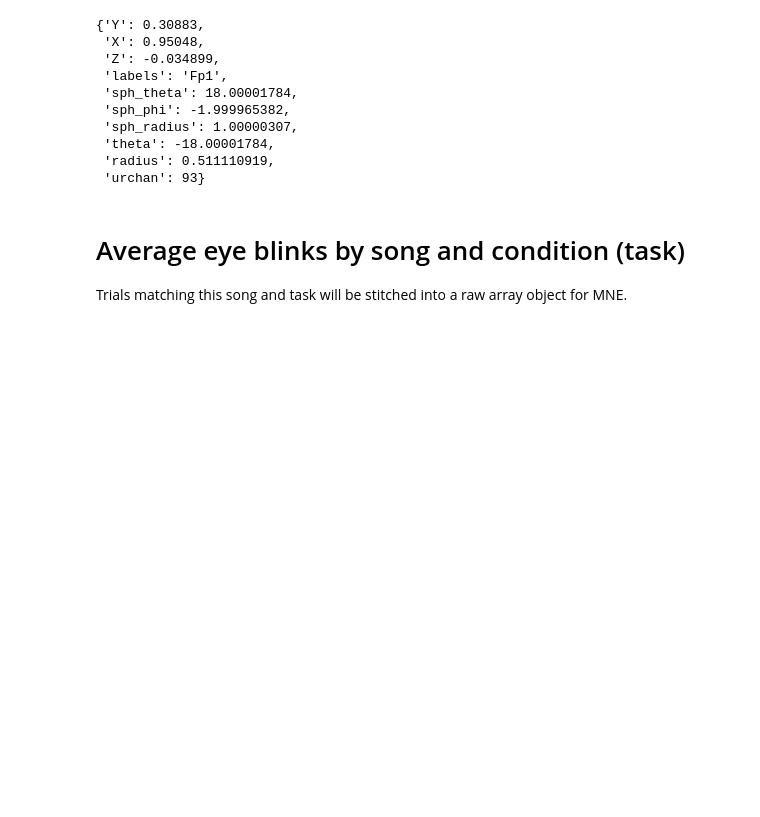
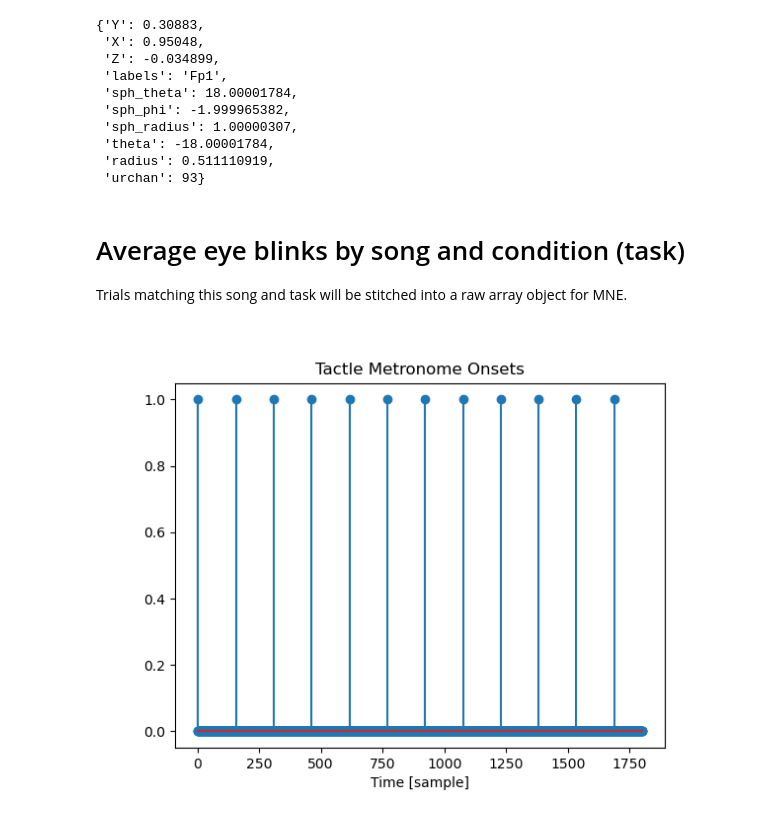
Before and after one commit to 3x10e8/music_imagery, a Jupyter notebook: eye_blinks_avg.ipynb, the cells around one changed output. Cells and saved outputs as stored; diff of their text form; code cells hidden in the pictures; blank space fills up the shorter version.

```diff
--- a/eye_blinks_avg.ipynb
+++ b/eye_blinks_avg.ipynb
@@ -137,6 +138,29 @@ chanLocs[0]
 # %% [markdown]
 # Average eye blinks by song and condition (task)
 Trials matching this song and task will be stitched into a raw array object for MNE.
+# %%
+# find tactile metronome hits (from Guilhem)
+barOnsets = [1, 157] # in sample indices
+cueTime = 310 # third bar
+for barIdx in range(10): # 12 bars total
+    barOnsets.append(cueTime)
+    if i%2 == 1:
+        cueTime += 153
+    else:
+        cueTime += 154
+
+cueTime -= 1 # index from 0
+
+# Make a new exp vector for metronome hits
+cueExp = np.zeros_like(events[1][0]) # same size as the first expectation vector
+cueExp[barOnsets] = 1
+plt.figure()
+plt.stem(cueExp, '*')
+plt.xlabel('Time [sample]')
+plt.title('Tactle Metronome Onsets')
+plt.show()
+# %% [output]
+[figure, added]
 # %%
 # Get current subject's song and condition ordering (since its randomized)
 thisSubStimOrder = stimIdxs[(orig_trial_pos-1)] # convert to being zero indexed
```
Also changed, not shown: parts of 3 cells of this notebook, 3 other files.
